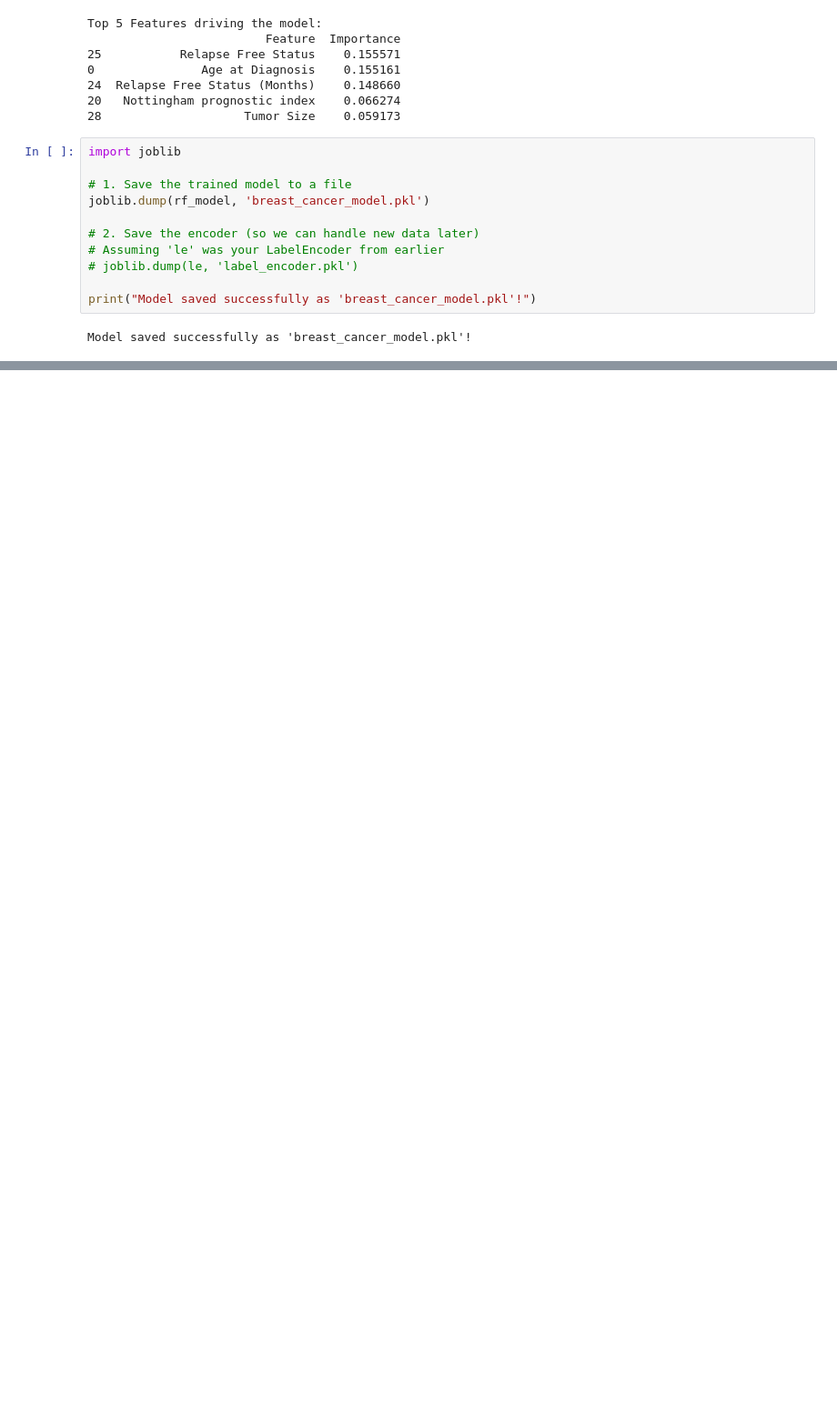
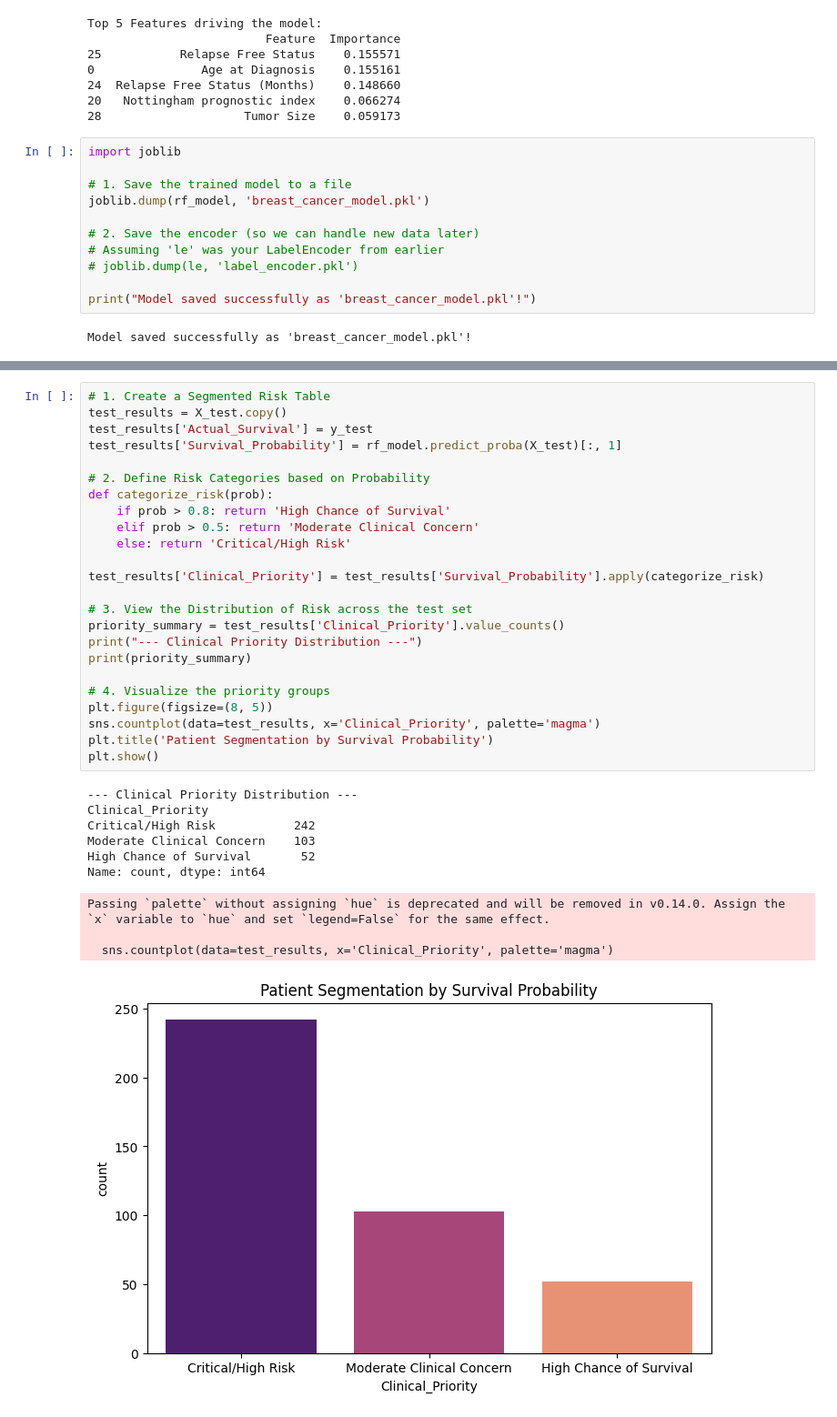
Before and after one commit to mahreen23sultana-boop/Breast-Cancer-Analysis-METABRIC, a Jupyter notebook: 01_Data_Cleaning_METABRIC.ipynb, the cells around one changed output, grey strips where cells are left out. Shown at 91% size. Cells and saved outputs as stored; diff of their text form; blank space fills up the shorter version.

```diff
--- a/01_Data_Cleaning_METABRIC.ipynb
+++ b/01_Data_Cleaning_METABRIC.ipynb
@@ -214,0 +287,35 @@ Model saved successfully as 'breast_cancer_model.pkl'!
+# %%
+# 1. Create a Segmented Risk Table
+test_results = X_test.copy()
+test_results['Actual_Survival'] = y_test
+test_results['Survival_Probability'] = rf_model.predict_proba(X_test)[:, 1]
+
+# 2. Define Risk Categories based on Probability
+def categorize_risk(prob):
+    if prob > 0.8: return 'High Chance of Survival'
+    elif prob > 0.5: return 'Moderate Clinical Concern'
+    else: return 'Critical/High Risk'
+
+test_results['Clinical_Priority'] = test_results['Survival_Probability'].apply(categorize_risk)
+
+# 3. View the Distribution of Risk across the test set
+priority_summary = test_results['Clinical_Priority'].value_counts()
+print("--- Clinical Priority Distribution ---")
+print(priority_summary)
+
+# 4. Visualize the priority groups
+plt.figure(figsize=(8, 5))
+sns.countplot(data=test_results, x='Clinical_Priority', palette='magma')
+plt.title('Patient Segmentation by Survival Probability')
+plt.show()
+# %% [output]
+--- Clinical Priority Distribution ---
+Clinical_Priority
+Critical/High Risk           242
+Moderate Clinical Concern    103
+High Chance of Survival       52
+Name: count, dtype: int64
+Passing `palette` without assigning `hue` is deprecated and will be removed in v0.14.0. Assign the `x` variable to `hue` and set `legend=False` for the same effect.
+
+  sns.countplot(data=test_results, x='Clinical_Priority', palette='magma')
+[figure, added]
```
Also changed, not shown: parts of 17 cells of this notebook, 4 other files.
